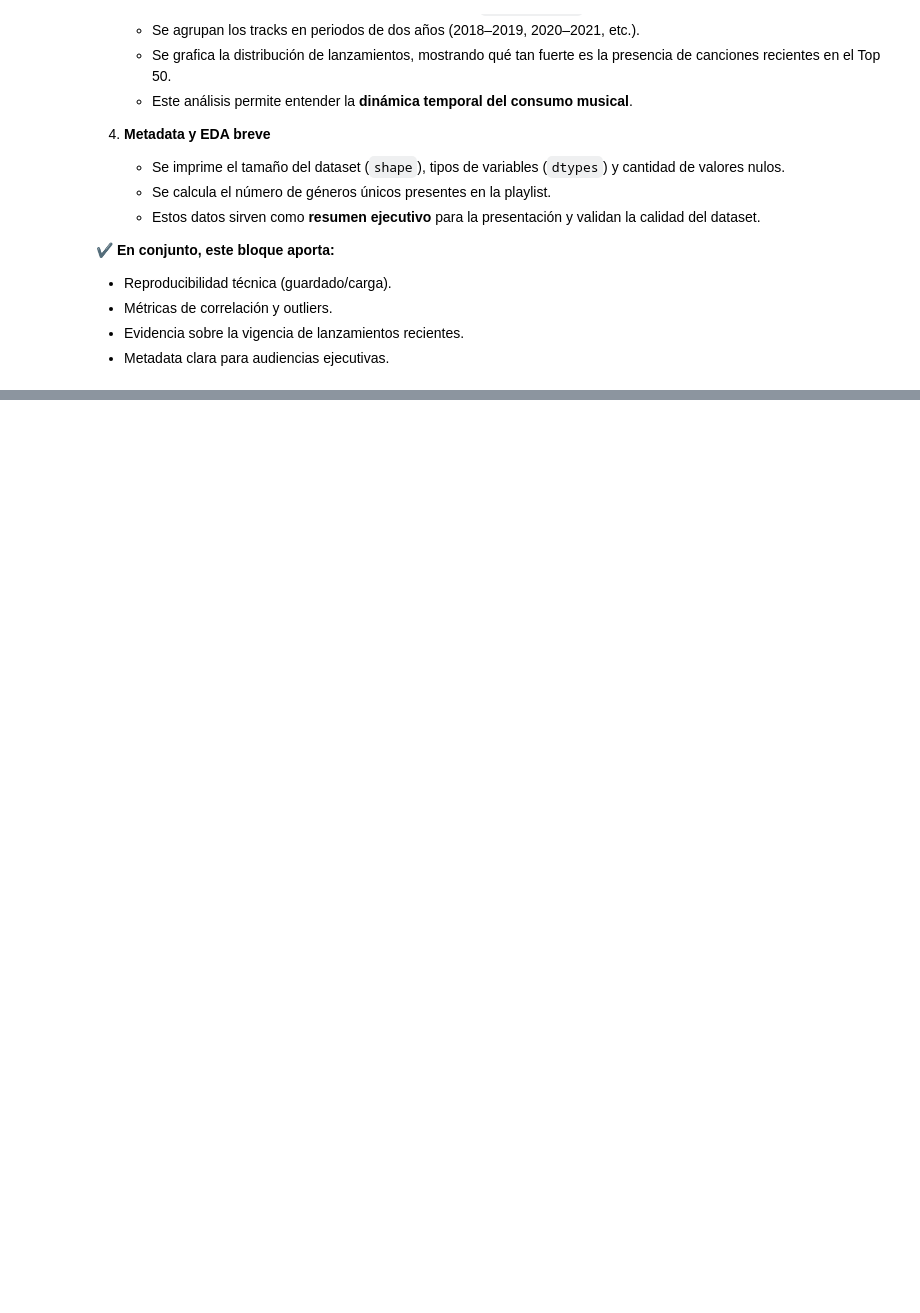
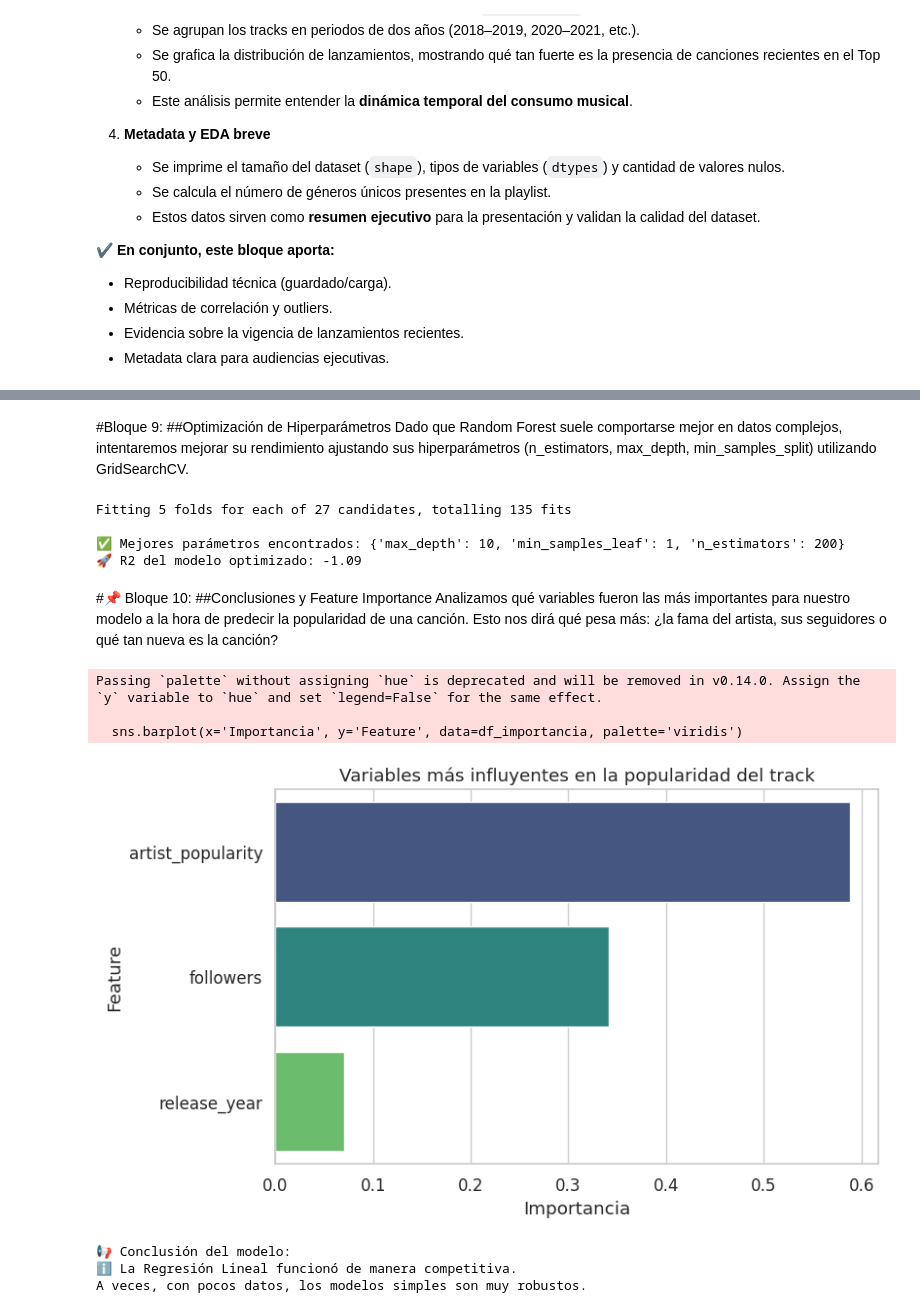
Before and after one commit to JorgeTabera/DataScienceII.CoderH, a Jupyter notebook: Proyecto_Spotify_DS_II.ipynb, the cells around one changed output, grey strips where cells are left out. Drawn from its saved outputs; the diff is of its cells as text; code cells hidden in the pictures; blank space fills up the shorter version.

```diff
--- a/Proyecto_Spotify_DS_II.ipynb
+++ b/Proyecto_Spotify_DS_II.ipynb
@@ -696,0 +803,68 @@ Géneros únicos: 23
+# %% [markdown]
+#Bloque 9:
+##Optimización de Hiperparámetros
+Dado que Random Forest suele comportarse mejor en datos complejos, intentaremos mejorar su rendimiento ajustando sus hiperparámetros (n_estimators, max_depth, min_samples_split) utilizando GridSearchCV.
+# %%
+# Definimos la grilla de parámetros a probar
+param_grid = {
+    'n_estimators': [50, 100, 200],
+    'max_depth': [None, 10, 20],
+    'min_samples_leaf': [1, 2, 4]
+}
+
+# Configuramos GridSearchCV con validación cruzada (cv=5)
+grid_search = GridSearchCV(estimator=rf, param_grid=param_grid,
+                           cv=5, n_jobs=-1, verbose=1, scoring='neg_mean_squared_error')
+
+# Entrenamos buscando la mejor combinación
+grid_search.fit(X_train_scaled, y_train)
+
+# Obtenemos el mejor modelo
+best_rf = grid_search.best_estimator_
+
+print(f"\n✅ Mejores parámetros encontrados: {grid_search.best_params_}")
+
+# Predicción final con el modelo optimizado
+y_pred_best = best_rf.predict(X_test_scaled)
+r2_best = r2_score(y_test, y_pred_best)
+
+print(f"🚀 R2 del modelo optimizado: {r2_best:.2f}")
+# %% [output]
+Fitting 5 folds for each of 27 candidates, totalling 135 fits
+
+✅ Mejores parámetros encontrados: {'max_depth': 10, 'min_samples_leaf': 1, 'n_estimators': 200}
+🚀 R2 del modelo optimizado: -1.09
+# %% [markdown]
+#📌 Bloque 10:
+##Conclusiones y Feature Importance
+Analizamos qué variables fueron las más importantes para nuestro modelo a la hora de predecir la popularidad de una canción. Esto nos dirá qué pesa más: ¿la fama del artista, sus seguidores o qué tan nueva es la canción?
+# %%
+# Extraer importancia de características del mejor modelo
+importances = best_rf.feature_importances_
+feature_names = features # Usa la lista ['artist_popularity', 'followers', 'release_year']
+
+# Crear DataFrame para visualizar
+df_importancia = pd.DataFrame({'Feature': feature_names, 'Importancia': importances})
+df_importancia = df_importancia.sort_values(by='Importancia', ascending=False)
+
+# Gráfico
+plt.figure(figsize=(8, 5))
+sns.barplot(x='Importancia', y='Feature', data=df_importancia, palette='viridis')
+plt.title('Variables más influyentes en la popularidad del track')
+plt.show()
+
+print("📢 Conclusión del modelo:")
+if r2_best > r2_lr:
+    print("✅ El modelo Random Forest Optimizado superó a la Regresión Lineal.")
+    print("Esto indica que la relación entre la fama del artista y el éxito de la canción no es puramente lineal.")
+else:
+    print("ℹ️ La Regresión Lineal funcionó de manera competitiva.")
+    print("A veces, con pocos datos, los modelos simples son muy robustos.")
+# %% [output]
+Passing `palette` without assigning `hue` is deprecated and will be removed in v0.14.0. Assign the `y` variable to `hue` and set `legend=False` for the same effect.
+
+  sns.barplot(x='Importancia', y='Feature', data=df_importancia, palette='viridis')
+[figure, added]
+📢 Conclusión del modelo:
+ℹ️ La Regresión Lineal funcionó de manera competitiva.
+A veces, con pocos datos, los modelos simples son muy robustos.
```
Also changed, not shown: parts of 13 cells of this notebook.
